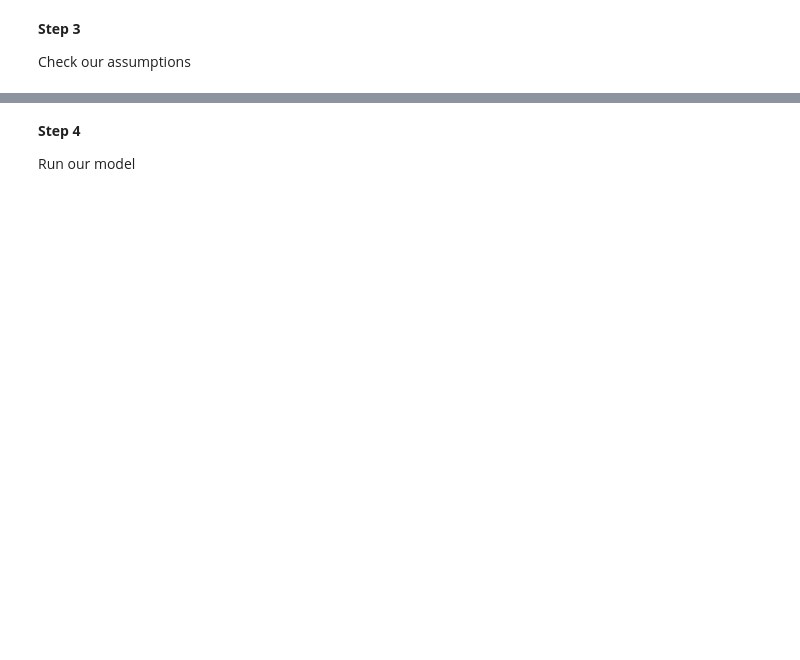
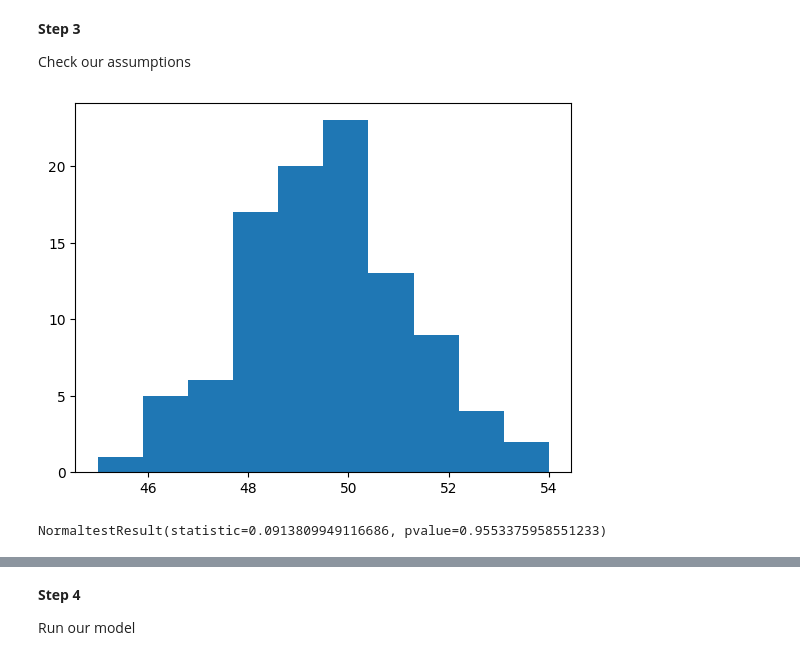
Before and after one commit to sarahkaarina/basic-stats-training, a Jupyter notebook: t_tests.ipynb, the cells around one changed output, grey strips where cells are left out. Cells and saved outputs as stored; diff of their text form; code cells hidden in the pictures; blank space fills up the shorter version.

```diff
--- a/t_tests.ipynb
+++ b/t_tests.ipynb
@@ -39,3 +56,40 @@ import matplotlib.pyplot as plt
 **Step 1**
 
 Generate the data
+# %%
+#https://discovery.cs.illinois.edu/learn/Simulation-and-Distributions/Simple-Simulations-in-Python/
+
+# Create an empty dataframe
+tuna_data = []
+shark_data = []
+
+# Loop over the number of animals in each group (n=100)
+for i in range(100):
+
+  # Random.normal will simulate a bunch of NORMALLY DISTRIBUTED integers
+  # We center around a fake mean (loc) and provide a fake standard deviation (scale)
+
+  # We are also going to simulate it so sharks swam the most and tuna the least
+  tuna = np.random.normal(loc = 50, scale = 2, size = 1)
+  shark = np.random.normal(loc = 55, scale = 2, size = 1)
+
+  # Round our values to ceiling value
+
+  tuna = int(tuna)
+  shark = int(shark)
+
+  data_dict = {"tuna" : tuna, "shark" : shark}
+
+  # Store our data in our empty dfs
+  tuna_data.append(data_dict["tuna"])
+  shark_data.append(data_dict["shark"])
+
+  # Create our pandas dfs
+  tuna_df = pd.DataFrame({'group' : 'tuna',
+                          'number_of_miles_swam': tuna_data})
+  shark_df = pd.DataFrame({'group' : 'shark',
+                          'number_of_miles_swam': shark_data})
+
+# Finally we create a pandas dataframes (with column names etc.) using pandas
+
+fake_mileage_data_df = pd.concat([tuna_df, shark_df])
@@ -47,3 +124,14 @@ Visualize the data
 **Step 3**
 
 Check our assumptions
+# %%
+# Plot our distribution
+#fig = plt.figure()
+plt.hist(tuna_df["number_of_miles_swam"])
+plt.show()
+
+# Test normality in the dog group
+print(stats.normaltest(tuna_df["number_of_miles_swam"]))
+# %% [output]
+[figure, added]
+NormaltestResult(statistic=0.0913809949116686, pvalue=0.9553375958551233)
```
Also changed, not shown: parts of 8 cells of this notebook.
